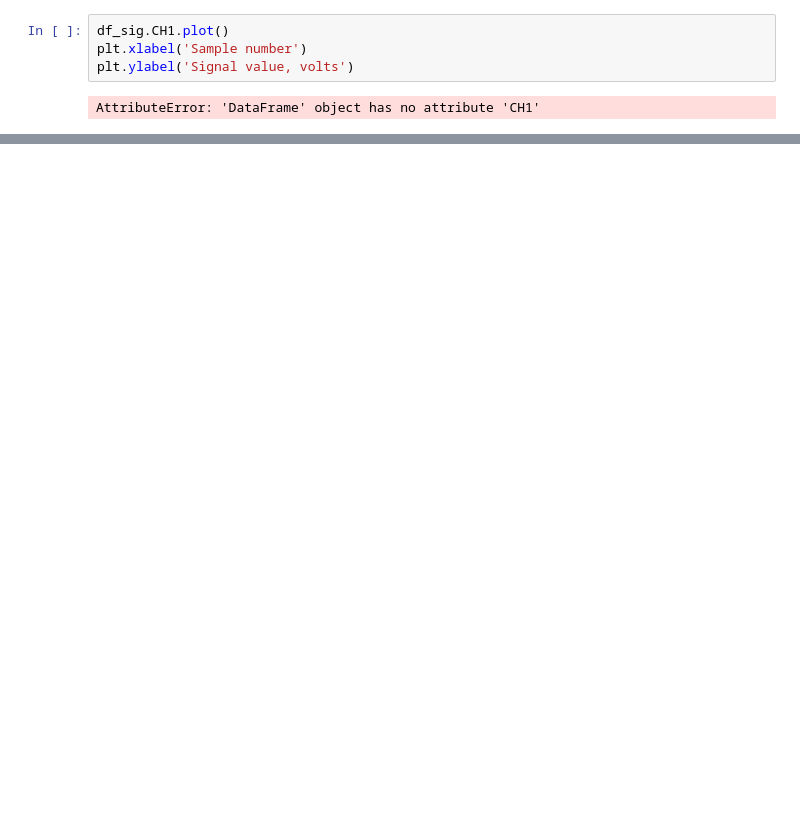
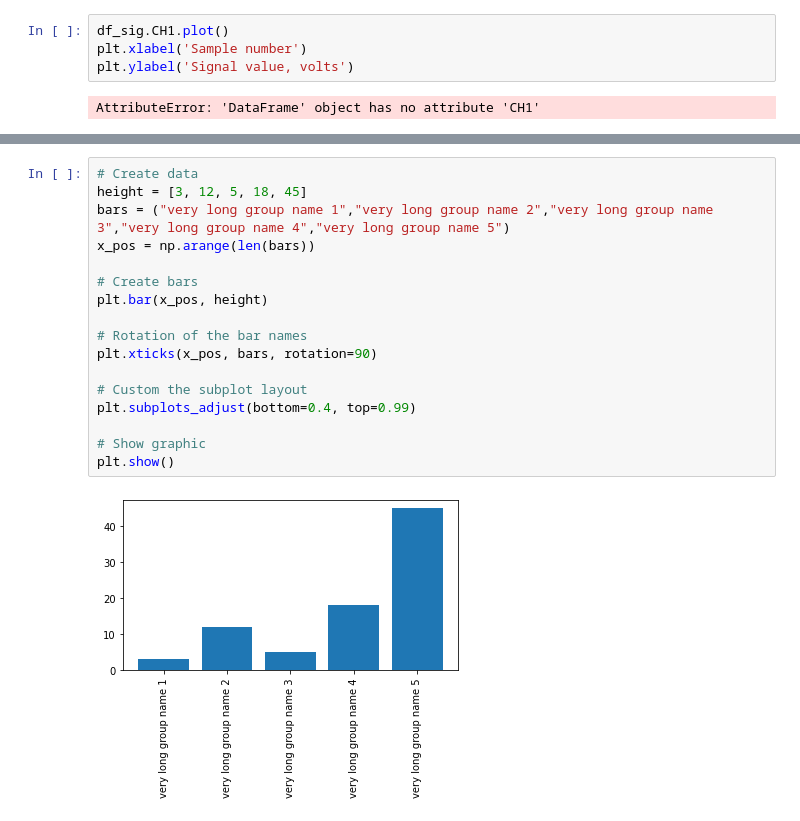
Before and after one commit to rayrayshams/Tri-3, a Jupyter notebook: _notebooks/2023-5-14-PandasNATM.ipynb, the cells around one changed output, grey strips where cells are left out. Cells and saved outputs as stored; diff of their text form; blank space fills up the shorter version.

```diff
--- a/_notebooks/2023-5-14-PandasNATM.ipynb
+++ b/_notebooks/2023-5-14-PandasNATM.ipynb
@@ -97,0 +105,19 @@ plt.show()
+# %%
+# Create data
+height = [3, 12, 5, 18, 45]
+bars = ("very long group name 1","very long group name 2","very long group name 3","very long group name 4","very long group name 5")
+x_pos = np.arange(len(bars))
+
+# Create bars
+plt.bar(x_pos, height)
+
+# Rotation of the bar names
+plt.xticks(x_pos, bars, rotation=90)
+
+# Custom the subplot layout
+plt.subplots_adjust(bottom=0.4, top=0.99)
+
+# Show graphic
+plt.show()
+# %% [output]
+[figure, added]
```
Also changed, not shown: parts of 4 cells of this notebook, 1 other file.
